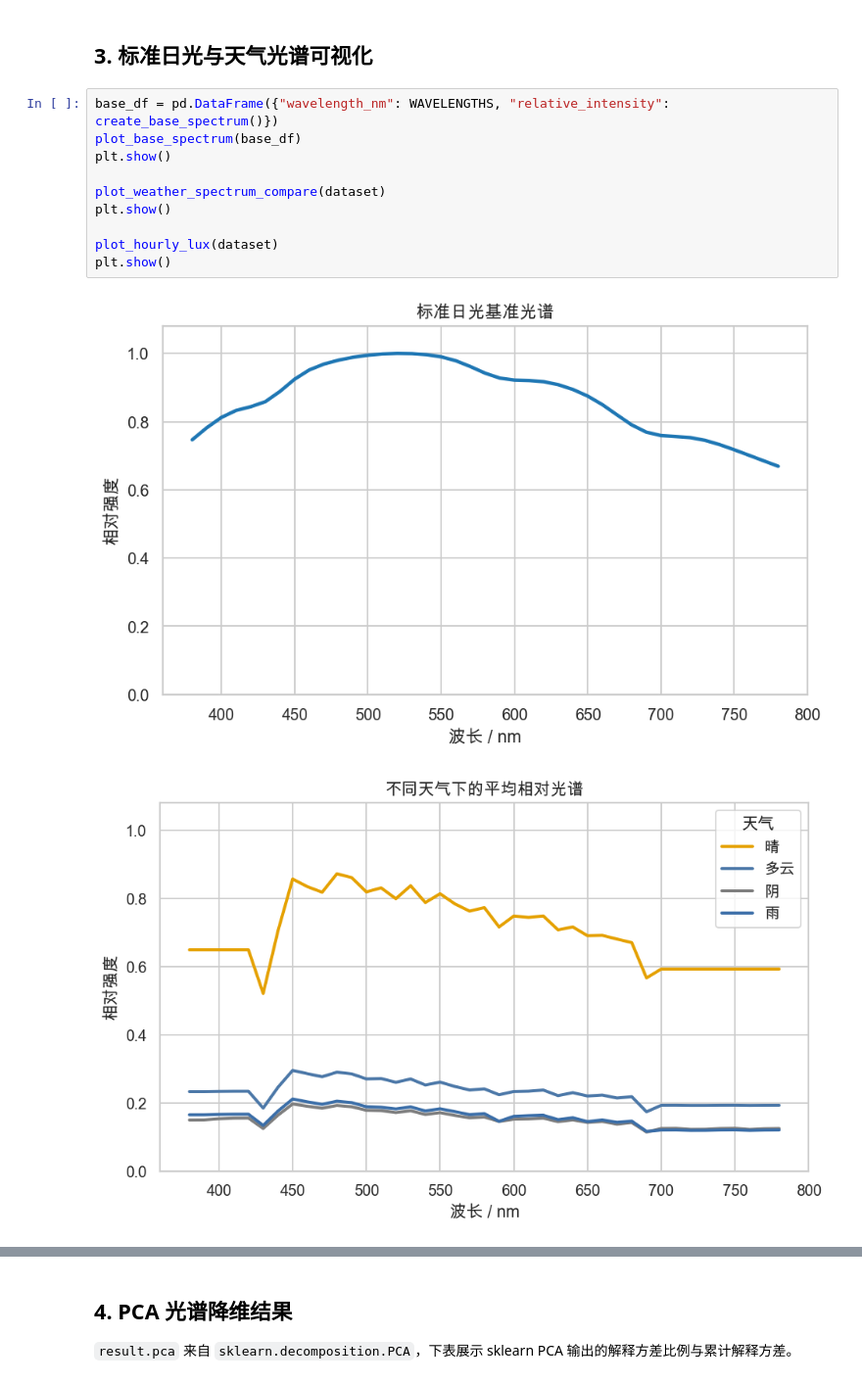
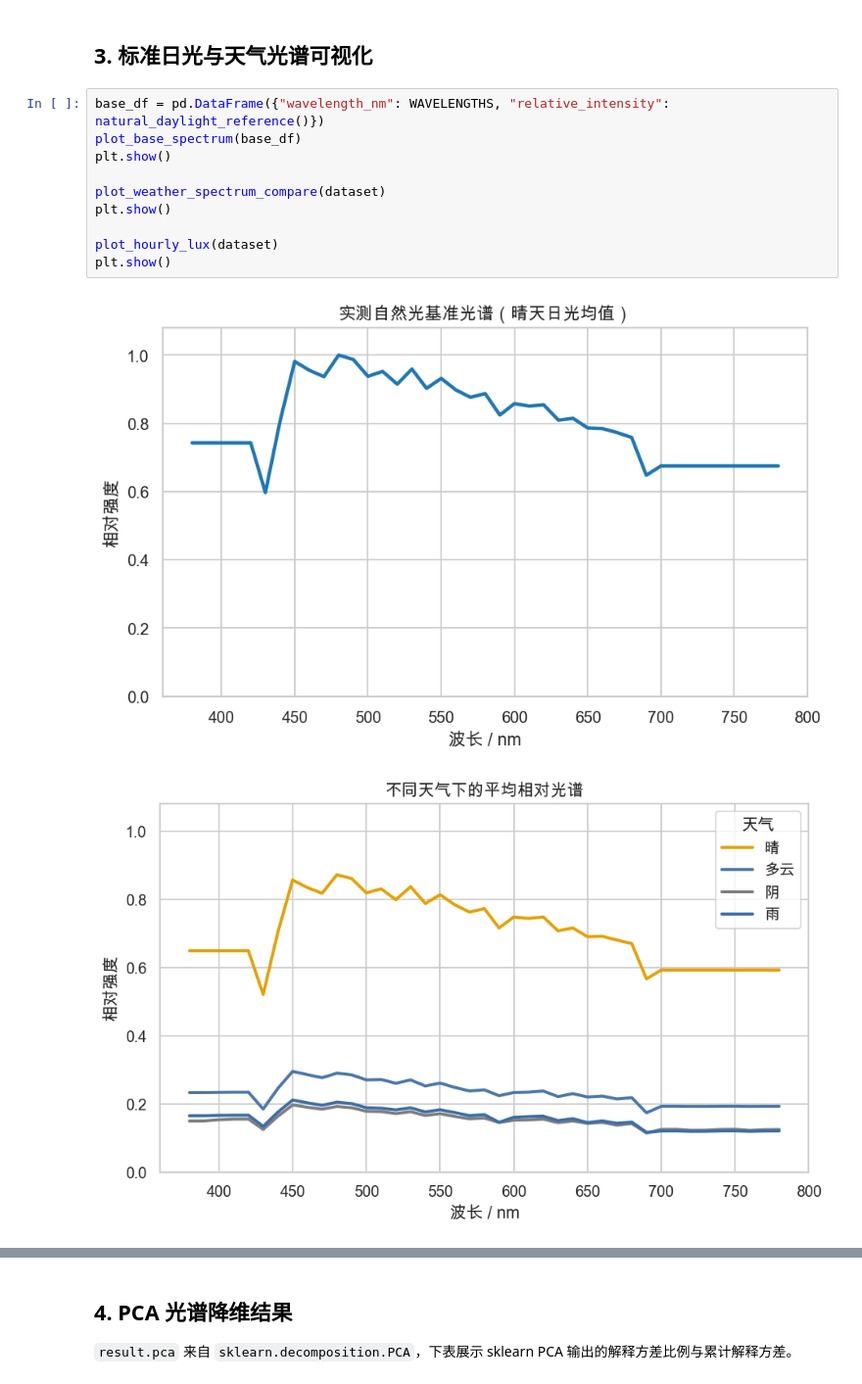
Before and after one commit to kmgcc/Pythian, a Jupyter notebook: python课设_代码/main.ipynb, the cells around one changed output, grey strips where cells are left out. Shown at 98% size. Cells and saved outputs as stored; diff of their text form.

```diff
--- a/python课设_代码/main.ipynb
+++ b/python课设_代码/main.ipynb
@@ -117,17 +103,17 @@ max       1.000000     0.990000       70.000000  101000.000000
 # %% [markdown]
 ## 3. 标准日光与天气光谱可视化
 # %%
-base_df = pd.DataFrame({"wavelength_nm": WAVELENGTHS, "relative_intensity": create_base_spectrum()})
+base_df = pd.DataFrame({"wavelength_nm": WAVELENGTHS, "relative_intensity": natural_daylight_reference()})
 plot_base_spectrum(base_df)
 plt.show()
 
 plot_weather_spectrum_compare(dataset)
 plt.show()
 
 plot_hourly_lux(dataset)
 plt.show()
 # %% [output]
-[figure, old version]
+[figure, new version]
 [figure]
 [figure]
 # %% [markdown]
```
Also changed, not shown: parts of 4 cells of this notebook, 21 other files.
